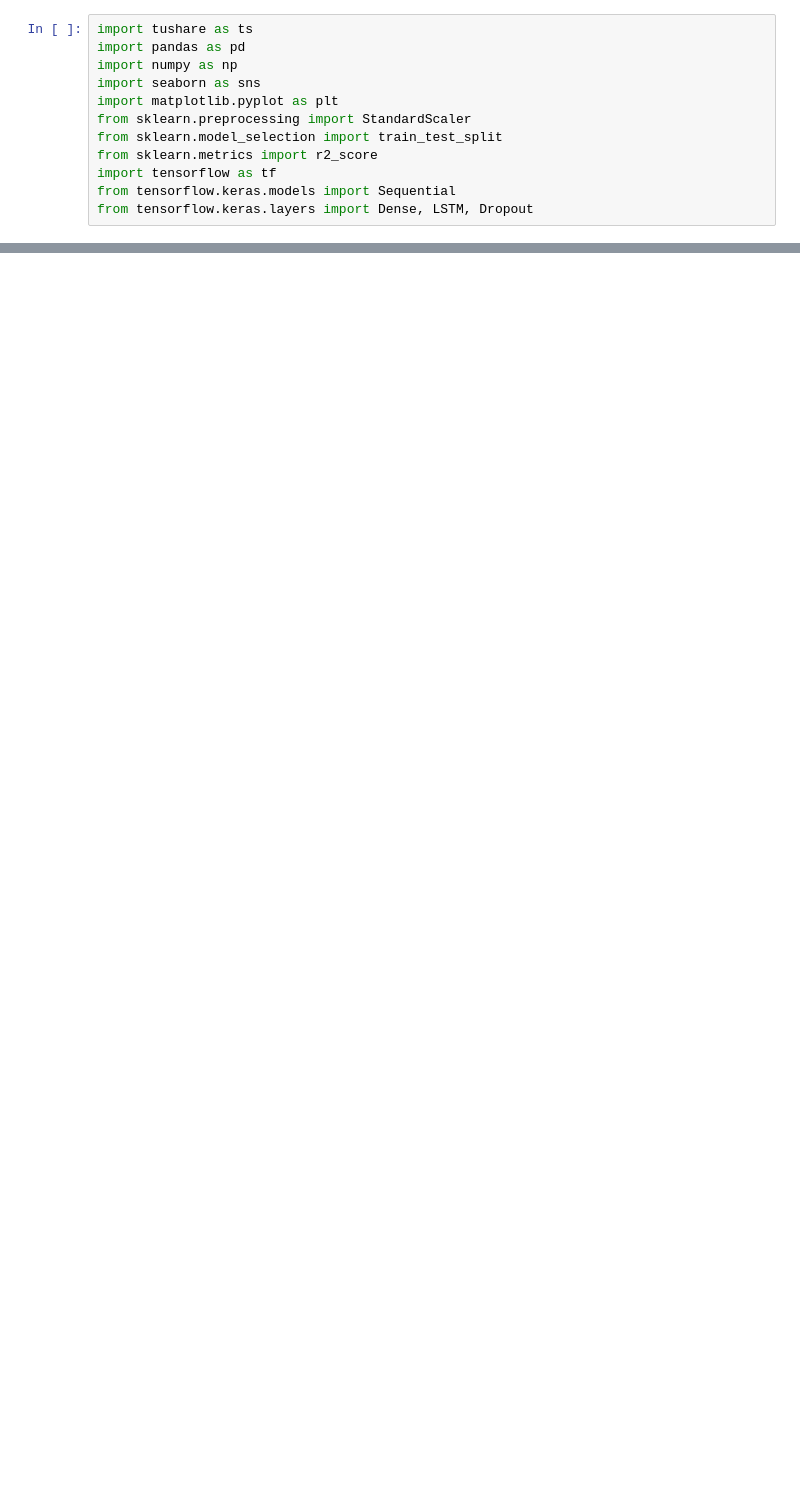
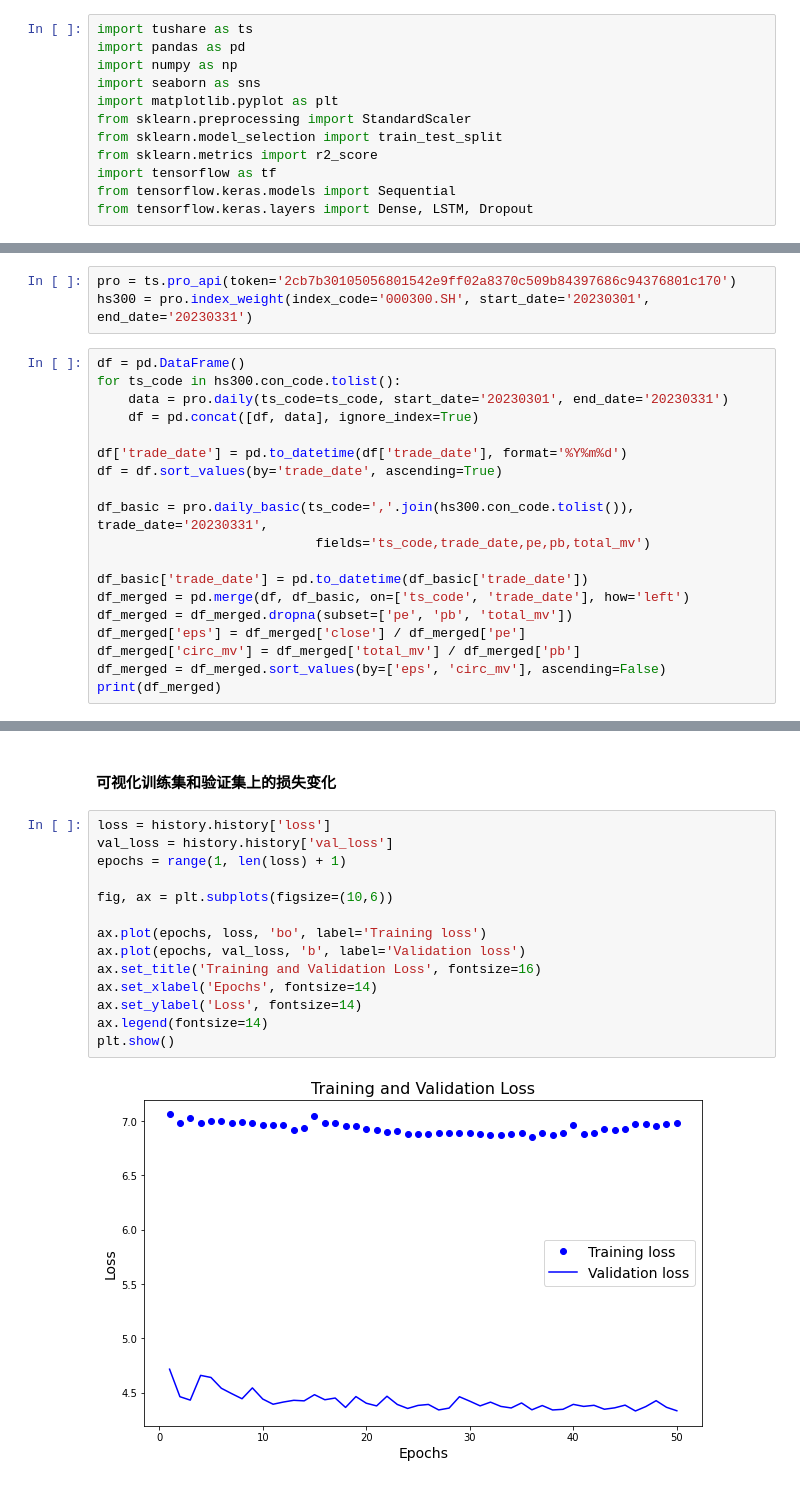
Before and after one commit to WangYuHang-cmd/Backtesting-on-000300.HS-, a Jupyter notebook: MyAns.ipynb, the cells around one changed output, grey strips where cells are left out. Drawn from its saved outputs; the diff is of its cells as text; blank space fills up the shorter version.

```diff
--- a/MyAns.ipynb
+++ b/MyAns.ipynb
@@ -217,0 +21,22 @@ plt.show()
+# %%
+pro = ts.pro_api(token='2cb7b30105056801542e9ff02a8370c509b84397686c94376801c170')
+hs300 = pro.index_weight(index_code='000300.SH', start_date='20230301', end_date='20230331')
+# %%
+df = pd.DataFrame()
+for ts_code in hs300.con_code.tolist():
+    data = pro.daily(ts_code=ts_code, start_date='20230301', end_date='20230331')
+    df = pd.concat([df, data], ignore_index=True)
+
+df['trade_date'] = pd.to_datetime(df['trade_date'], format='%Y%m%d')
+df = df.sort_values(by='trade_date', ascending=True)
+
+df_basic = pro.daily_basic(ts_code=','.join(hs300.con_code.tolist()), trade_date='20230331',
+                            fields='ts_code,trade_date,pe,pb,total_mv')
+
+df_basic['trade_date'] = pd.to_datetime(df_basic['trade_date'])
+df_merged = pd.merge(df, df_basic, on=['ts_code', 'trade_date'], how='left')
+df_merged = df_merged.dropna(subset=['pe', 'pb', 'total_mv'])
+df_merged['eps'] = df_merged['close'] / df_merged['pe']
+df_merged['circ_mv'] = df_merged['total_mv'] / df_merged['pb']
+df_merged = df_merged.sort_values(by=['eps', 'circ_mv'], ascending=False)
+print(df_merged)
@@ -217,0 +125,18 @@ plt.show()
+# %% [markdown]
+#### 可视化训练集和验证集上的损失变化
+# %%
+loss = history.history['loss']
+val_loss = history.history['val_loss']
+epochs = range(1, len(loss) + 1)
+
+fig, ax = plt.subplots(figsize=(10,6))
+
+ax.plot(epochs, loss, 'bo', label='Training loss')
+ax.plot(epochs, val_loss, 'b', label='Validation loss')
+ax.set_title('Training and Validation Loss', fontsize=16)
+ax.set_xlabel('Epochs', fontsize=14)
+ax.set_ylabel('Loss', fontsize=14)
+ax.legend(fontsize=14)
+plt.show()
+# %% [output]
+[figure, added]
```
Also changed, not shown: parts of 46 cells of this notebook, 1 other file.
